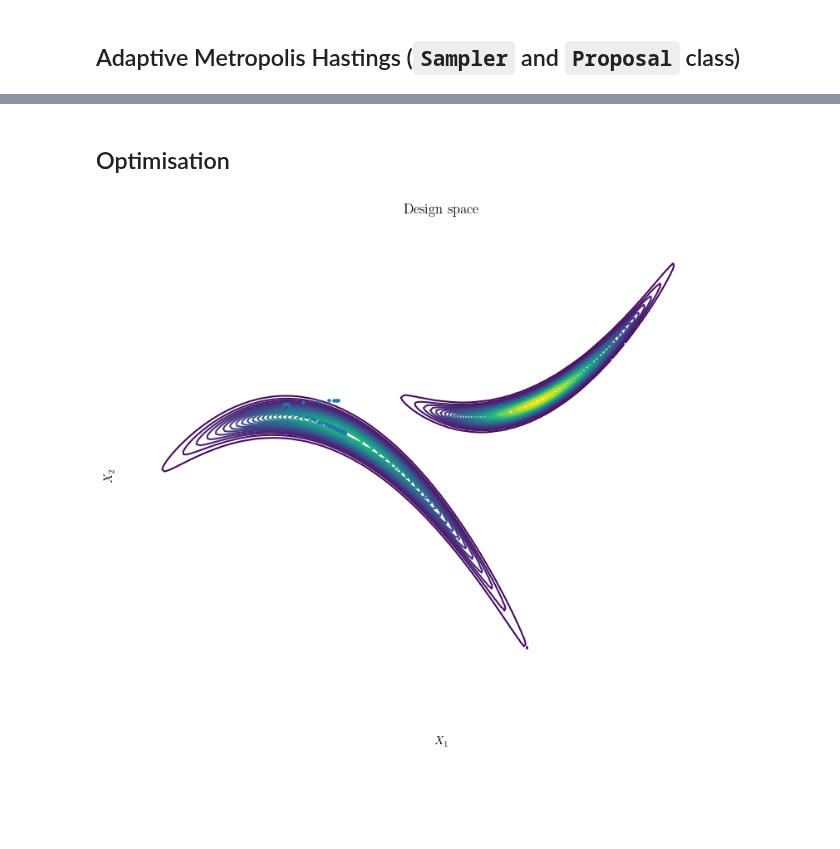
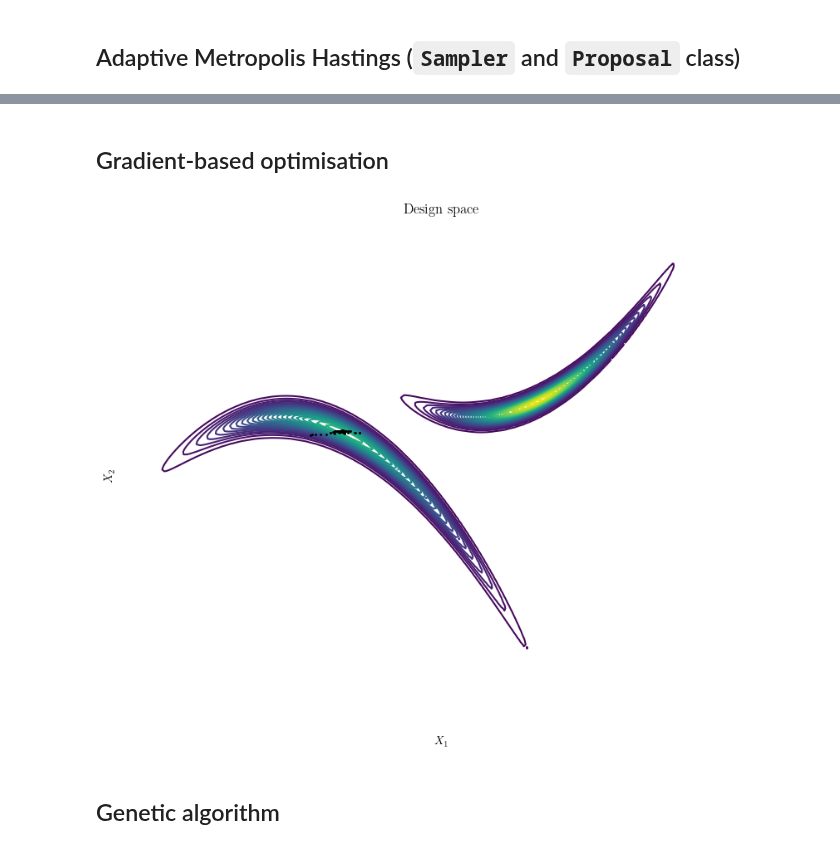
Before and after one commit to mark-hobbs/articles, a Jupyter notebook: design-space-exploration.ipynb, the cells around one changed output, grey strips where cells are left out. Drawn from its saved outputs; the diff is of its cells as text; code cells hidden in the pictures; blank space fills up the shorter version.

```diff
--- a/design-space-exploration.ipynb
+++ b/design-space-exploration.ipynb
@@ -371,5 +373,5 @@ plt.savefig('mcmc.png', dpi=300, bbox_inches='tight')
 # %% [markdown]
-## Optimisation
+## Gradient-based optimisation
 # %%
 class GradientDescent:
 
@@ -510,20 +509,23 @@ class GradientDescent:
         return -self.posterior.evaluate(candidate)
 # %%
-initial_params = np.array([1.8, 4.25])
-optimiser = GradientDescent(posterior, initial_params)
-candidate_hist, cost_hist = optimiser.optimise(
-    step_size=np.array([0.1, 0.1]), n_steps=10000
-)
+X1_init_range = np.array([0, 5])
+X2_init_range = np.array([-60, 30])
+initial_params = [X1_init_range, X2_init_range]
 
-plt.figure(figsize=(10, 8))
-plt.contour(X1, X2, Z, levels=40, cmap='viridis')
-plt.scatter(candidate_hist[::10, 0], candidate_hist[::10, 1], s=5, zorder=5)
-plt.xlabel('$X_1$')
-plt.ylabel('$X_2$')
-plt.title('Design space')
-plt.gca().set_frame_on(False)
-plt.xticks([])
-plt.yticks([])
-plt.savefig('optimisation.png', dpi=300, bbox_inches='tight')
+optimiser = GradientDescent(posterior, initial_params, num_random_starts=5)
+candidate_hist, cost_hist = optimiser.optimise(step_size=np.array([0.1, 0.1]), n_steps=100000)
-# %% [output]
-[figure, removed]
+# %%
+plt.figure(figsize=(10, 8))
+plt.contour(X1, X2, Z, levels=40, cmap='viridis')
+plt.scatter(candidate_hist[:, 0], candidate_hist[:, 1], s=1, color='black', zorder=5)
+plt.xlabel('$X_1$')
+plt.ylabel('$X_2$')
+plt.title('Design space')
+plt.gca().set_frame_on(False)
+plt.xticks([])
+plt.yticks([])
+plt.savefig('optimisation.png', dpi=300, bbox_inches='tight')
+# %% [output]
+[figure, added]
+# %% [markdown]
+## Genetic algorithm
```
Also changed, not shown: parts of 12 cells of this notebook.
